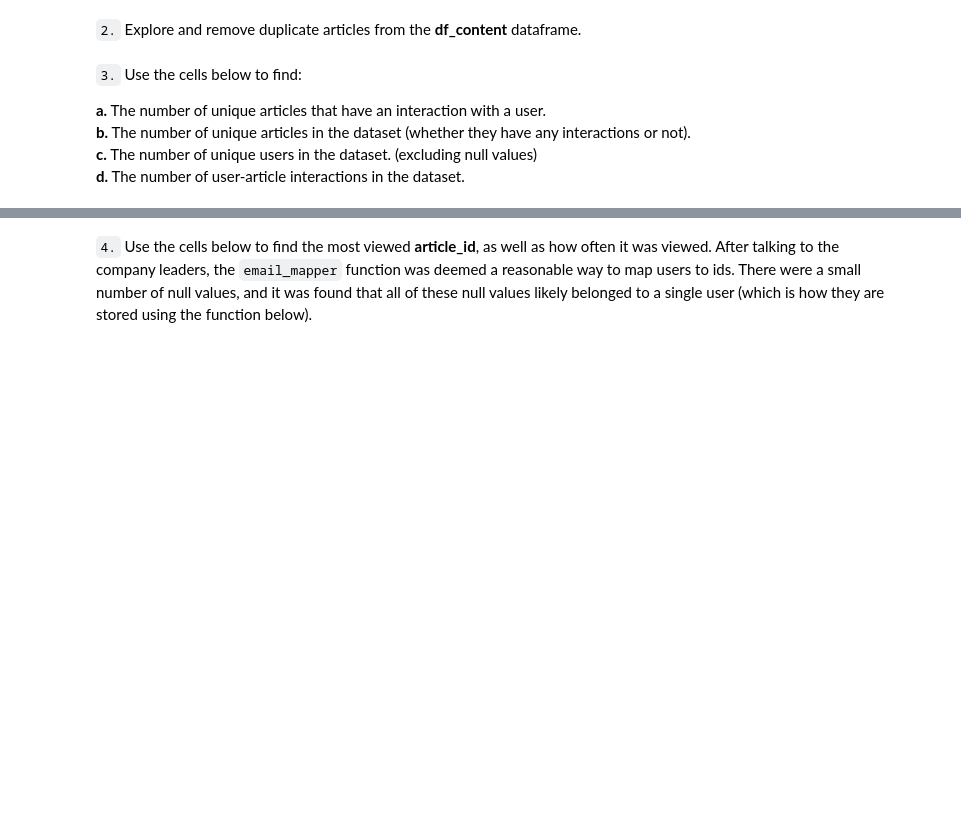
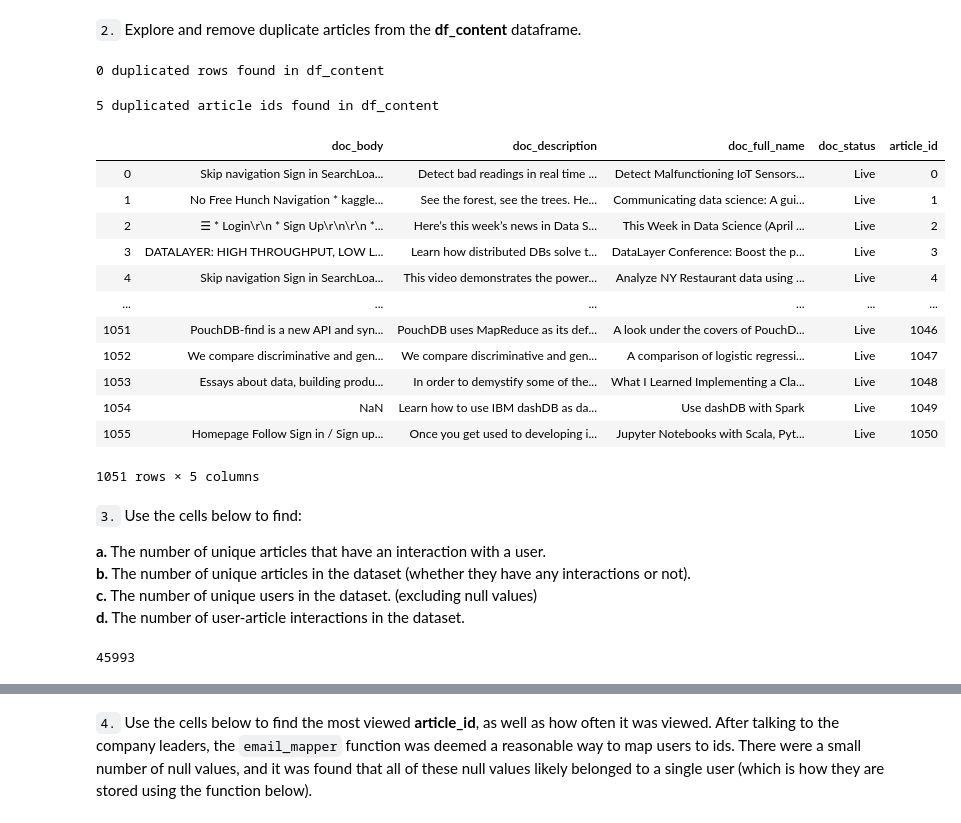
Before and after one commit to gj0706/recommendations_with_IBM, a Jupyter notebook: Recommendations_with_IBM.ipynb, the cells around one changed output, grey strips where cells are left out. Drawn from its saved outputs; the diff is of its cells as text; code cells hidden in the pictures; blank space fills up the shorter version.

```diff
--- a/Recommendations_with_IBM.ipynb
+++ b/Recommendations_with_IBM.ipynb
@@ -137,9 +127,32 @@ The maximum number of user-article interactions by any 1 user is: 364
 # %% [markdown]
 `2.` Explore and remove duplicate articles from the **df_content** dataframe.
 # %%
-# Find and explore duplicate articles
+# Find and explore duplicate article
+print('{} duplicated rows found in df_content'.format(df_content.duplicated().sum()) )
+# %% [output]
+0 duplicated rows found in df_content
+# %%
+print('{} duplicated article ids found in df_content'.format(df_content.duplicated(['article_id']).sum()) )
+# %% [output]
+5 duplicated article ids found in df_content
 # %%
 # Remove any rows that have the same article_id - only keep the first
+keep_first_artid = df_content.drop_duplicates(['article_id'])
+keep_first_artid
+# %% [output]
+|  | doc_body | doc_description | doc_full_name | doc_status | article_id |
+| 0 | Skip navigation Sign in SearchLoa... | Detect bad readings in real time ... | Detect Malfunctioning IoT Sensors... | Live | 0 |
+| 1 | No Free Hunch Navigation * kaggle... | See the forest, see the trees. He... | Communicating data science: A gui... | Live | 1 |
+| 2 | ☰ * Login\r\n * Sign Up\r\n\r\n *... | Here’s this week’s news in Data S... | This Week in Data Science (April ... | Live | 2 |
+| 3 | DATALAYER: HIGH THROUGHPUT, LOW L... | Learn how distributed DBs solve t... | DataLayer Conference: Boost the p... | Live | 3 |
+| 4 | Skip navigation Sign in SearchLoa... | This video demonstrates the power... | Analyze NY Restaurant data using ... | Live | 4 |
+| ... | ... | ... | ... | ... | ... |
+| 1051 | PouchDB-find is a new API and syn... | PouchDB uses MapReduce as its def... | A look under the covers of PouchD... | Live | 1046 |
+| 1052 | We compare discriminative and gen... | We compare discriminative and gen... | A comparison of logistic regressi... | Live | 1047 |
+| 1053 | Essays about data, building produ... | In order to demystify some of the... | What I Learned Implementing a Cla... | Live | 1048 |
+| 1054 | NaN | Learn how to use IBM dashDB as da... | Use dashDB with Spark | Live | 1049 |
+| 1055 | Homepage Follow Sign in / Sign up... | Once you get used to developing i... | Jupyter Notebooks with Scala, Pyt... | Live | 1050 |
+1051 rows × 5 columns
 # %% [markdown]
 `3.` Use the cells below to find:
 
@@ -147,3 +160,7 @@ The maximum number of user-article interactions by any 1 user is: 364
 **b.** The number of unique articles in the dataset (whether they have any interactions or not).<br>
 **c.** The number of unique users in the dataset. (excluding null values) <br>
 **d.** The number of user-article interactions in the dataset.
+# %%
+df.shape[0]
+# %% [output]
+45993
```
Also changed, not shown: parts of 6 cells of this notebook.
